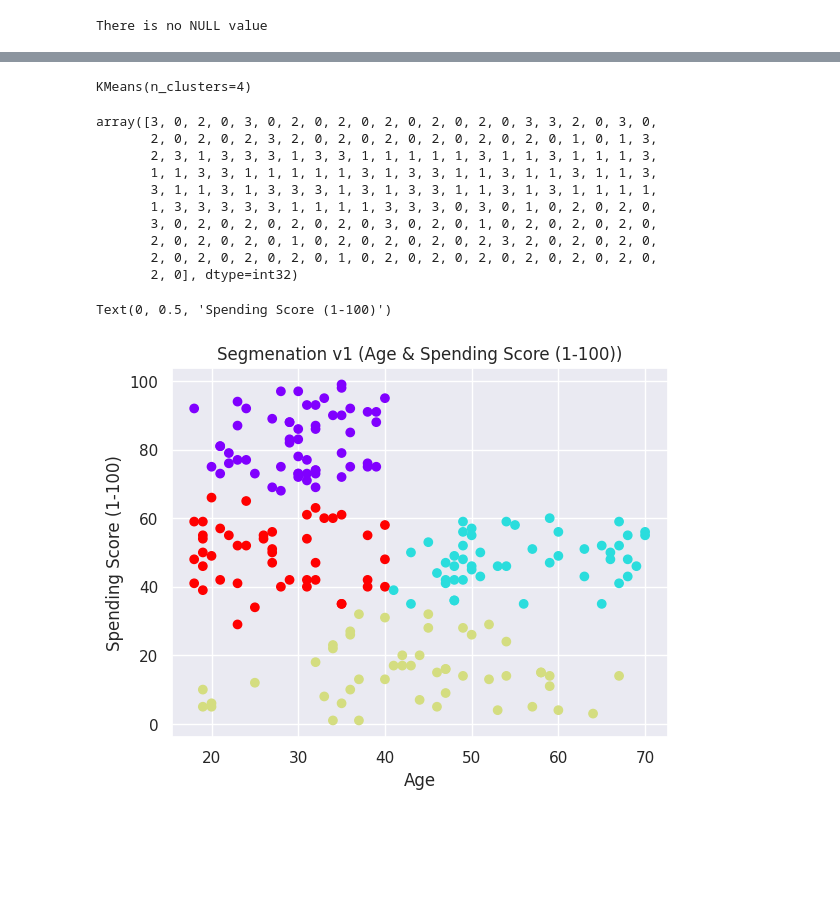
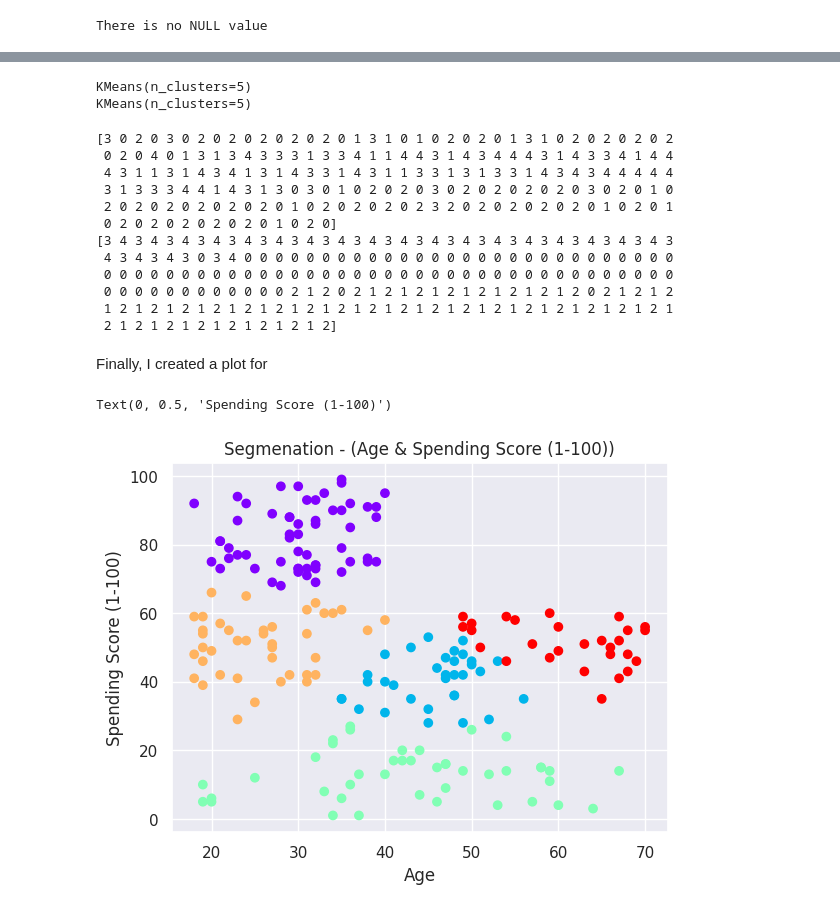
Before and after one commit to ABGokhan/my_pathway_to_marketing, a Jupyter notebook: segmentation_analysis_mall_customers.ipynb, the cells around one changed output, grey strips where cells are left out. Cells and saved outputs as stored; diff of their text form; code cells hidden in the pictures; blank space fills up the shorter version.

```diff
--- a/segmentation_analysis_mall_customers.ipynb
+++ b/segmentation_analysis_mall_customers.ipynb
@@ -90,15 +118,33 @@ x
 # %%
+## WCSS for Age_SS
 wcss=[]
 
-for i in range(1,20):
+for i in range(1,10):
     kmeans = KMeans(i)
     kmeans.fit(x)
     wcss_iter = kmeans.inertia_
     wcss.append(wcss_iter)
 
-number_clusters = range(1,20)
-plt.plot(number_clusters, wcss)
+number_clusters = range(1,10)
+plt.plot(number_clusters, wcss, label="Age_SS")
 plt.title('The Elbow title')
 plt.xlabel('Number of clusters')
 plt.ylabel('WCSS')
+
+## WCSS for Income_SS
+wcss_2=[]
+
+for i in range(1,10):
+    kmeans_3 = KMeans(i)
+    kmeans_3.fit(y)
+    wcss_iter_2 = kmeans_3.inertia_
+    wcss_2.append(wcss_iter_2)
+
+number_clusters_2 = range(1,10)
+plt.plot(number_clusters_2, wcss_2, label="Income_SS")
+plt.title('The Elbow title')
+plt.xlabel('Number of clusters')
+plt.ylabel('WCSS')
+
+plt.legend()
 # %% [output]
@@ -107,29 +153,45 @@ Text(0, 0.5, 'WCSS')
 # %%
-kmeans_2 = KMeans(4)
-kmeans_2.fit(x)
+## No. of clusters for Age_SS
+kmeans_2 = KMeans(5)
+print(kmeans_2.fit(x))
+
+## No. of clusters for Income_SS
+kmeans_4 = KMeans(6)
+print(kmeans_4.fit(y))
 # %% [output]
-KMeans(n_clusters=4)
+KMeans(n_clusters=5)
+KMeans(n_clusters=5)
 # %%
+## Array for identified clusters for Income_SS
 identified_clusters = kmeans_2.fit_predict(x)
-identified_clusters
+print(identified_clusters)
+
+## Array for identified clusters for Age_SS
+identified_clusters_2 = kmeans_4.fit_predict(y)
+print(identified_clusters_2)
 # %% [output]
-array([3, 0, 2, 0, 3, 0, 2, 0, 2, 0, 2, 0, 2, 0, 2, 0, 3, 3, 2, 0, 3, 0,
-       2, 0, 2, 0, 2, 3, 2, 0, 2, 0, 2, 0, 2, 0, 2, 0, 2, 0, 1, 0, 1, 3,
-       2, 3, 1, 3, 3, 3, 1, 3, 3, 1, 1, 1, 1, 1, 3, 1, 1, 3, 1, 1, 1, 3,
-       1, 1, 3, 3, 1, 1, 1, 1, 1, 3, 1, 3, 3, 1, 1, 3, 1, 1, 3, 1, 1, 3,
-       3, 1, 1, 3, 1, 3, 3, 3, 1, 3, 1, 3, 3, 1, 1, 3, 1, 3, 1, 1, 1, 1,
-       1, 3, 3, 3, 3, 3, 1, 1, 1, 1, 3, 3, 3, 0, 3, 0, 1, 0, 2, 0, 2, 0,
-       3, 0, 2, 0, 2, 0, 2, 0, 2, 0, 3, 0, 2, 0, 1, 0, 2, 0, 2, 0, 2, 0,
-       2, 0, 2, 0, 2, 0, 1, 0, 2, 0, 2, 0, 2, 0, 2, 3, 2, 0, 2, 0, 2, 0,
-       2, 0, 2, 0, 2, 0, 2, 0, 1, 0, 2, 0, 2, 0, 2, 0, 2, 0, 2, 0, 2, 0,
-       2, 0], dtype=int32)
+[3 0 2 0 3 0 2 0 2 0 2 0 2 0 2 0 1 3 1 0 1 0 2 0 2 0 1 3 1 0 2 0 2 0 2 0 2
+ 0 2 0 4 0 1 3 1 3 4 3 3 3 1 3 3 4 1 1 4 4 3 1 4 3 4 4 4 3 1 4 3 3 4 1 4 4
+ 4 3 1 1 3 1 4 3 4 1 3 1 4 3 3 1 4 3 1 1 3 3 1 3 1 3 3 1 4 3 4 3 4 4 4 4 4
+ 3 1 3 3 3 4 4 1 4 3 1 3 0 3 0 1 0 2 0 2 0 3 0 2 0 2 0 2 0 2 0 3 0 2 0 1 0
+ 2 0 2 0 2 0 2 0 2 0 2 0 1 0 2 0 2 0 2 0 2 3 2 0 2 0 2 0 2 0 2 0 1 0 2 0 1
+ 0 2 0 2 0 2 0 2 0 2 0 1 0 2 0]
+[3 4 3 4 3 4 3 4 3 4 3 4 3 4 3 4 3 4 3 4 3 4 3 4 3 4 3 4 3 4 3 4 3 4 3 4 3
+ 4 3 4 3 4 3 0 3 4 0 0 0 0 0 0 0 0 0 0 0 0 0 0 0 0 0 0 0 0 0 0 0 0 0 0 0 0
+ 0 0 0 0 0 0 0 0 0 0 0 0 0 0 0 0 0 0 0 0 0 0 0 0 0 0 0 0 0 0 0 0 0 0 0 0 0
+ 0 0 0 0 0 0 0 0 0 0 0 0 2 1 2 0 2 1 2 1 2 1 2 1 2 1 2 1 2 1 2 0 2 1 2 1 2
+ 1 2 1 2 1 2 1 2 1 2 1 2 1 2 1 2 1 2 1 2 1 2 1 2 1 2 1 2 1 2 1 2 1 2 1 2 1
+ 2 1 2 1 2 1 2 1 2 1 2 1 2 1 2]
+# %% [markdown]
+Finally, I created a plot for
 # %%
+## Plot for Age_SS
 data_with_clusters = data.copy()
 data_with_clusters['Clusters'] = identified_clusters
 plt.scatter(data_with_clusters['Age'], data_with_clusters['Spending Score (1-100)'], c=data_with_clusters['Clusters'], cmap='rainbow')
-plt.title('Segmenation v1 (Age & Spending Score (1-100))')
+plt.title('Segmenation - (Age & Spending Score (1-100))')
 plt.xlabel('Age')
 plt.ylabel('Spending Score (1-100)')
 # %% [output]
 Text(0, 0.5, 'Spending Score (1-100)')
-[figure, old version]
+[figure, new version]
```
Also changed, not shown: parts of 15 cells of this notebook.
